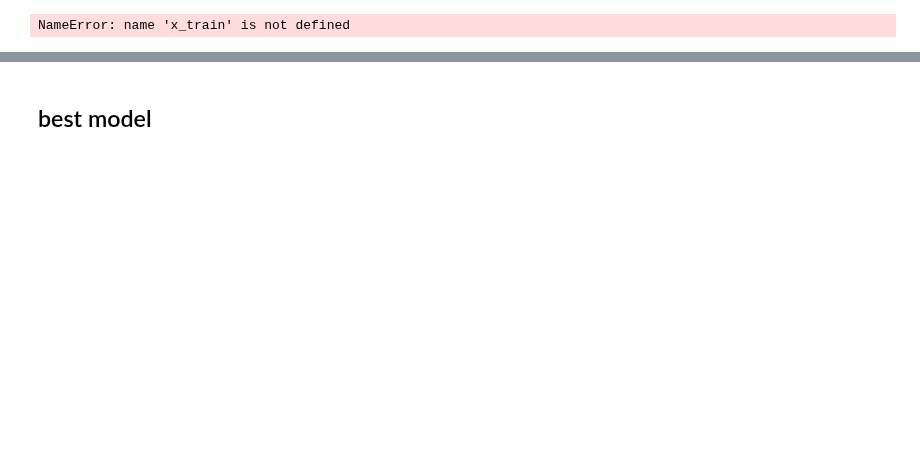
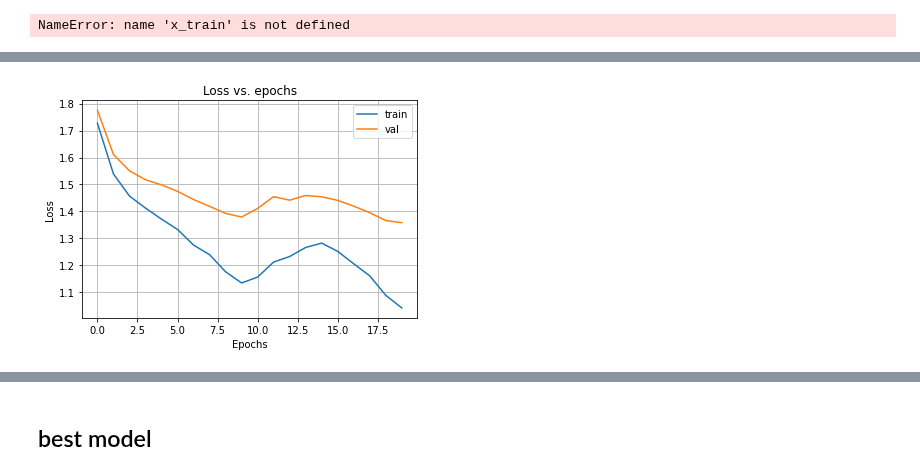
Before and after one commit to mark-antal-csizmadia/nn-blocks, a Jupyter notebook: main4.ipynb, the cells around one changed output, grey strips where cells are left out. Drawn from its saved outputs; the diff is of its cells as text; code cells hidden in the pictures; blank space fills up the shorter version.

```diff
--- a/main4.ipynb
+++ b/main4.ipynb
@@ -728,0 +827,87 @@ print(f"test metrics: {json.dumps(metrics_test)}")
+# %%
+params = {"coeff": 1.0, "mean": 0.0, "std":None}
+
+#reg_rate_l2 = 0.1
+reg_rate_l2 = 0.005
+
+in_dim = x_train.shape[1]
+out_dim = 10
+mid_dim_1 = 50
+mid_dim_2 = 50
+
+seed = 210
+
+dense_1 = \
+    Dense(in_dim=in_dim, out_dim=mid_dim_1,
+          kernel_initializer=XavierInitializer(seed=seed, **params),
+          bias_initializer=XavierInitializer(seed=seed+1, **params),
+          kernel_regularizer=L2Regularizer(reg_rate=reg_rate_l2),
+          activation=ReLUActivation()
+         )
+
+bn_1 = BatchNormalization(momentum=0.9, epsilon=1e-5)
+
+dense_2 = \
+    Dense(in_dim=mid_dim_1, out_dim=mid_dim_2,
+          kernel_initializer=XavierInitializer(seed=seed+2, **params),
+          bias_initializer=XavierInitializer(seed=seed+3, **params),
+          kernel_regularizer=L2Regularizer(reg_rate=reg_rate_l2),
+          activation=ReLUActivation()
+         )
+
+bn_2 = BatchNormalization(momentum=0.9, epsilon=1e-5)
+
+dense_3 = \
+    Dense(in_dim=mid_dim_2, out_dim=out_dim,
+          kernel_initializer=XavierInitializer(seed=seed+4, **params),
+          bias_initializer=XavierInitializer(seed=seed+5, **params),
+          kernel_regularizer=L2Regularizer(reg_rate=reg_rate_l2),
+          activation=SoftmaxActivation()
+         )
+
+layers = [
+    dense_1,
+    bn_1,
+    dense_2,
+    bn_2,
+    dense_3
+]
+
+model = Model(layers)
+loss = CategoricalCrossEntropyLoss()
+
+n_epochs = 20
+batch_size = 100
+
+#lr_initial = 0.01
+#lr_schedule = LRConstantSchedule(lr_initial)
+#decay_steps = n_epochs * 2
+#decay_rate = 0.9
+#lr_schedule = LRExponentialDecaySchedule(lr_initial, decay_steps, decay_rate)
+
+lr_initial = 1e-5
+lr_max = 1e-1
+step_size = 2250
+lr_schedule = LRCyclingSchedule(lr_initial, lr_max, step_size)
+optimizer = SGDOptimizer(lr_schedule=lr_schedule)
+
+metrics = [AccuracyMetrics()]
+
+model.compile_model(optimizer, loss, metrics)
+print(model)
+
+
+history = model.fit(x_train, y_train, x_val, y_val, n_epochs, batch_size)
+
+plot_losses(history)
+plot_costs(history)
+plot_accuracies(history)
+plot_lr(history)
+
+params = {"mode": "test"}
+scores_test = model.forward(x_test, **params)
+#y_hat_test = np.argmax(scores_test, axis=1)
+metrics_test = model.compute_metrics(y_test, scores_test)
+
+print(f"test metrics: {json.dumps(metrics_test)}")
+# %% [output]
@@ -728,0 +931 @@ print(f"test metrics: {json.dumps(metrics_test)}")
+[figure, added]
```
Also changed, not shown: parts of 15 cells of this notebook, 7 other files.
